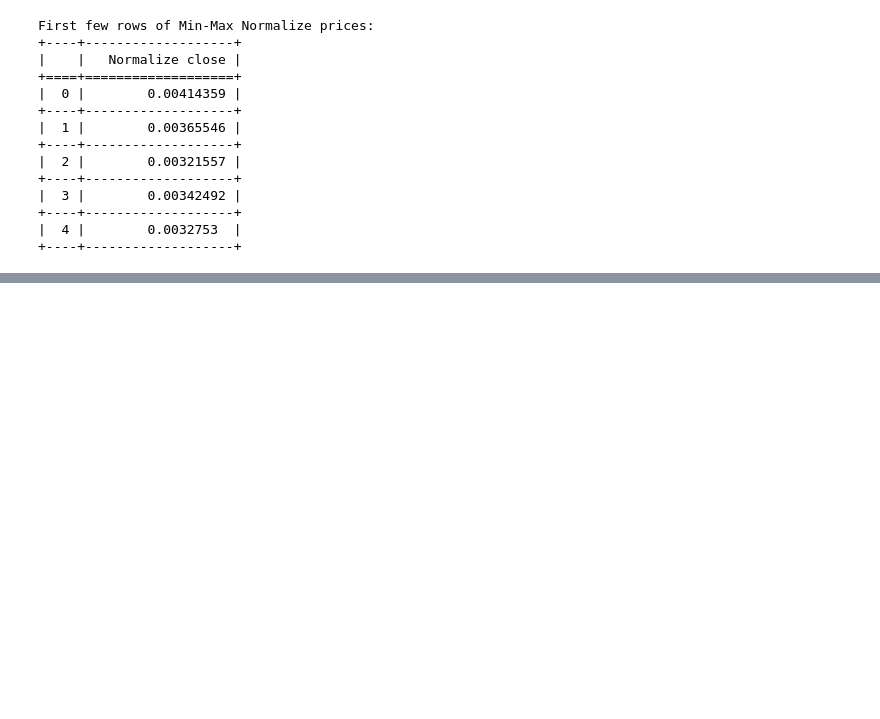
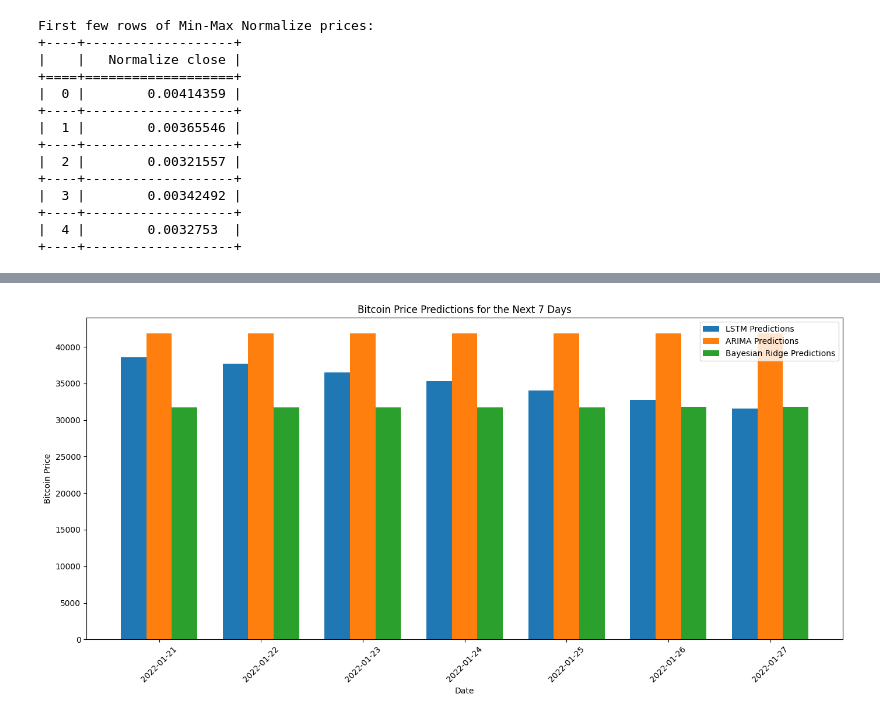
Before and after one commit to bm23abb/7PAM2002-0509-2023---Data-Science-Project, a Jupyter notebook: 7PAM2002_0509_2023_Data_Science_Project.ipynb, the cells around one changed output, grey strips where cells are left out. Cells and saved outputs as stored; diff of their text form; code cells hidden in the pictures; blank space fills up the shorter version.

```diff
--- a/7PAM2002_0509_2023_Data_Science_Project.ipynb
+++ b/7PAM2002_0509_2023_Data_Science_Project.ipynb
@@ -107,0 +117,13 @@ x_test = np.reshape(x_test, (x_test.shape[0], x_test.shape[1], 1))
+# %%
+future_date = 7
+future_input = normalize_price[-look_back:]
+future_predict_lstm = []
+for _ in range(future_date):
+    future_input_reshaped = np.reshape(future_input, (1, look_back, 1))
+    future_predict = model.predict(future_input_reshaped)
+    future_predict_lstm.append(future_predict[0, 0])
+    future_input = np.append(future_input[1:], future_predict)
+
+future_predict_lstm = normalize.inverse_transform(np.array(future_predict_lstm).reshape(-1, 1))
+
+future_dates = pd.date_range(start=data_frame.index[-1] + pd.DateOffset(days=1), periods=future_date, freq='D')
@@ -107,0 +164,4 @@ x_test = np.reshape(x_test, (x_test.shape[0], x_test.shape[1], 1))
+# %%
+arima_model = ARIMA(pforp, order=(5, 1, 0))
+arima_result = arima_model.fit()
+arima_forecast = arima_result.forecast(steps=future_date).reshape(-1, 1)
@@ -107,0 +194,5 @@ x_test = np.reshape(x_test, (x_test.shape[0], x_test.shape[1], 1))
+# %%
+bayesian_model = BayesianRidge()
+bayesian_model.fit(np.arange(len(pforp)).reshape(-1, 1), pforp.flatten())
+future_in = np.arange(len(pforp), len(pforp) + future_date).reshape(-1, 1)
+bayesian_forcest = bayesian_model.predict(future_in).reshape(-1, 1)
@@ -107,0 +225,25 @@ x_test = np.reshape(x_test, (x_test.shape[0], x_test.shape[1], 1))
+# %%
+plt.figure(figsize=(14, 7))
+
+bar_width = 0.25
+index = np.arange(len(future_dates))
+
+# Bar plot for LSTM predictions
+plt.bar(index, future_predict_lstm.flatten(), bar_width, label='LSTM Predictions')
+
+# Bar plot for ARIMA predictions
+plt.bar(index + bar_width, arima_forecast.flatten(), bar_width, label='ARIMA Predictions')
+
+# Bar plot for Bayesian Ridge predictions
+plt.bar(index + 2 * bar_width, bayesian_forcest.flatten(), bar_width, label='Bayesian Ridge Predictions')
+
+# Plot settings
+plt.xlabel('Date')
+plt.ylabel('Bitcoin Price')
+plt.title('Bitcoin Price Predictions for the Next 7 Days')
+plt.xticks(index + bar_width, future_dates.strftime('%Y-%m-%d'), rotation=45)
+plt.legend()
+plt.tight_layout()
+plt.show()
+# %% [output]
+[figure, added]
```
Also changed, not shown: parts of 8 cells of this notebook.
